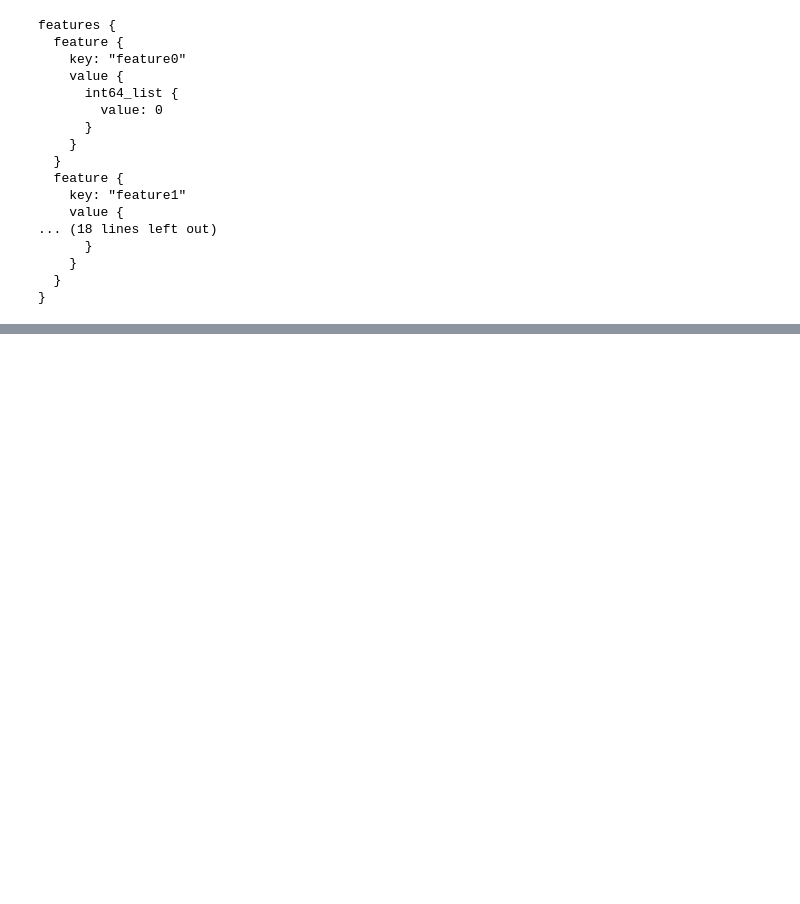
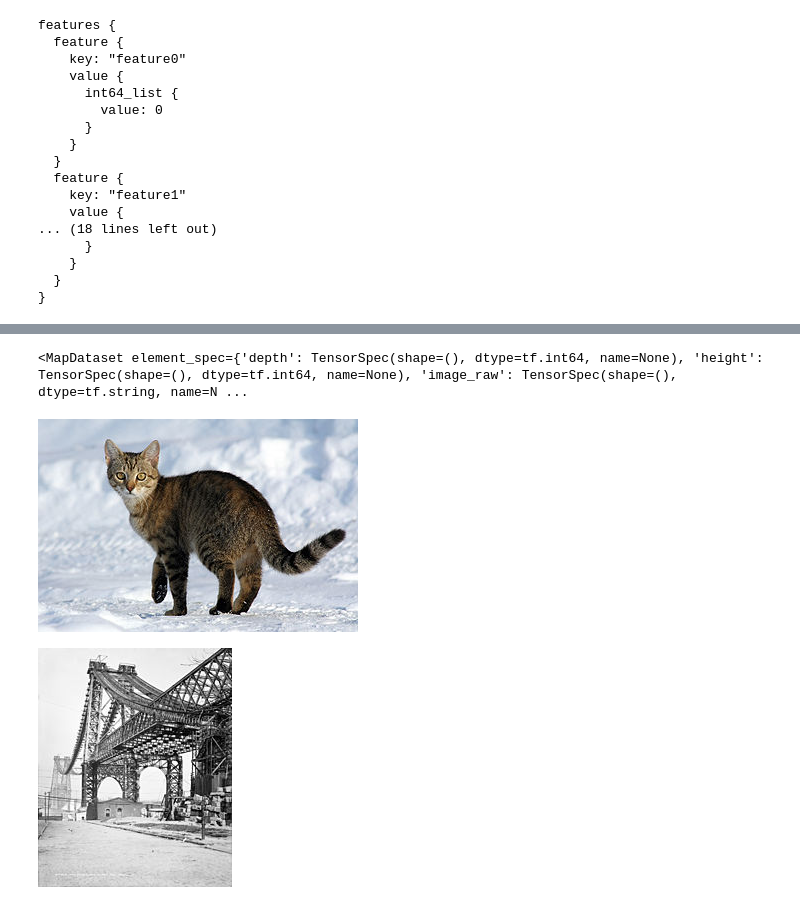
Before and after one commit to jeongdonguk/Tutorial-3.Load-and-preprocess-data, a Jupyter notebook: TFRecord and tf.Example/TFRecord and tf.train.Example.ipynb, the cells around one changed output, grey strips where cells are left out. Drawn from its saved outputs; the diff is of its cells as text; code cells hidden in the pictures; blank space fills up the shorter version.

```diff
--- a/TFRecord and tf.Example/TFRecord and tf.train.Example.ipynb
+++ b/TFRecord and tf.Example/TFRecord and tf.train.Example.ipynb
@@ -247,0 +314,25 @@ features {
+# %%
+raw_image_dataset = tf.data.TFRecordDataset('/content/images.tfrecords')
+
+image_feature_description = {
+    'height' : tf.io.FixedLenFeature([], tf.int64),
+    'width' : tf.io.FixedLenFeature([], tf.int64),
+    'depth' : tf.io.FixedLenFeature([], tf.int64),
+    'label' : tf.io.FixedLenFeature([], tf.int64),
+    'image_raw' : tf.io.FixedLenFeature([], tf.string),
+}
+
+def _parse_image_function(ex_proto):
+    return tf.io.parse_single_example(ex_proto, image_feature_description)
+
+parsed_image_dataset = raw_image_dataset.map(_parse_image_function)
+parsed_image_dataset
+# %% [output]
+<MapDataset element_spec={'depth': TensorSpec(shape=(), dtype=tf.int64, name=None), 'height': TensorSpec(shape=(), dtype=tf.int64, name=None), 'image_raw': TensorSpec(shape=(), dtype=tf.string, name=N ...
+# %%
+for i in parsed_image_dataset:
+   image_raw = i['image_raw'].numpy()
+   display.display(display.Image(data=image_raw))
+# %% [output]
+[figure, added]
+[figure, added]
```
Also changed, not shown: parts of 16 cells of this notebook.
